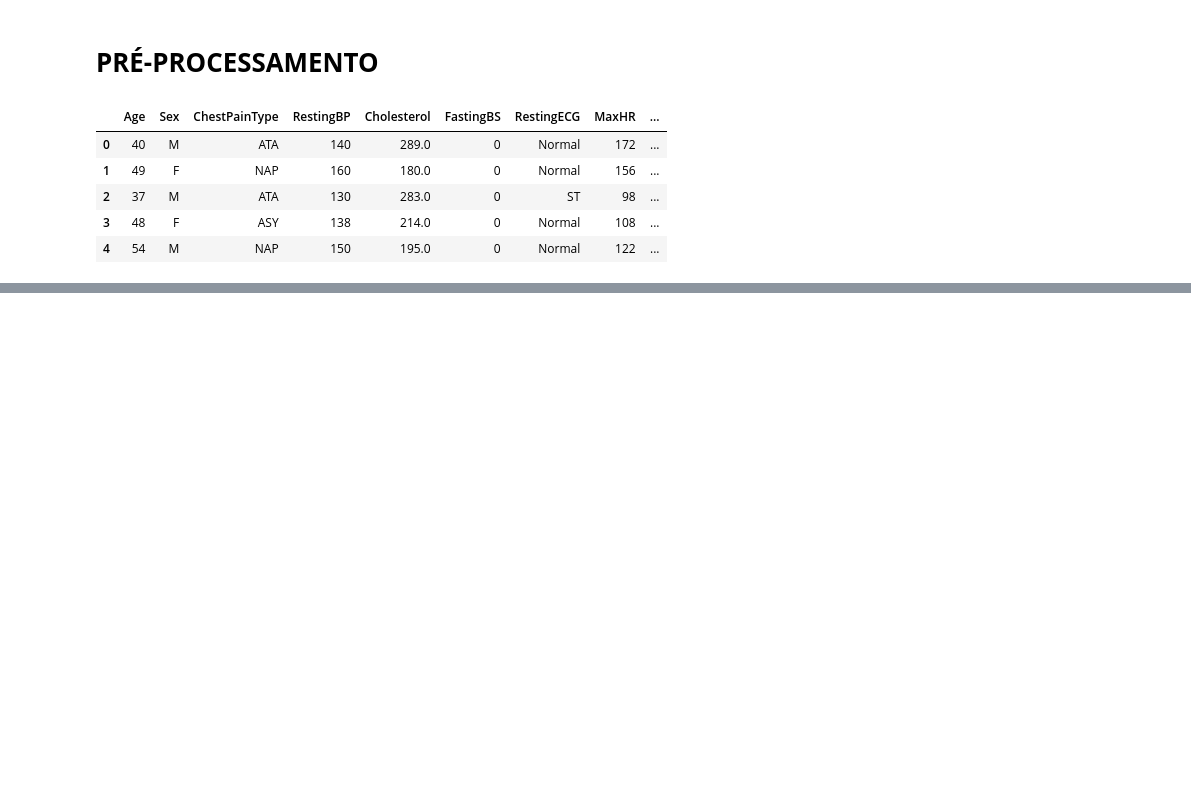
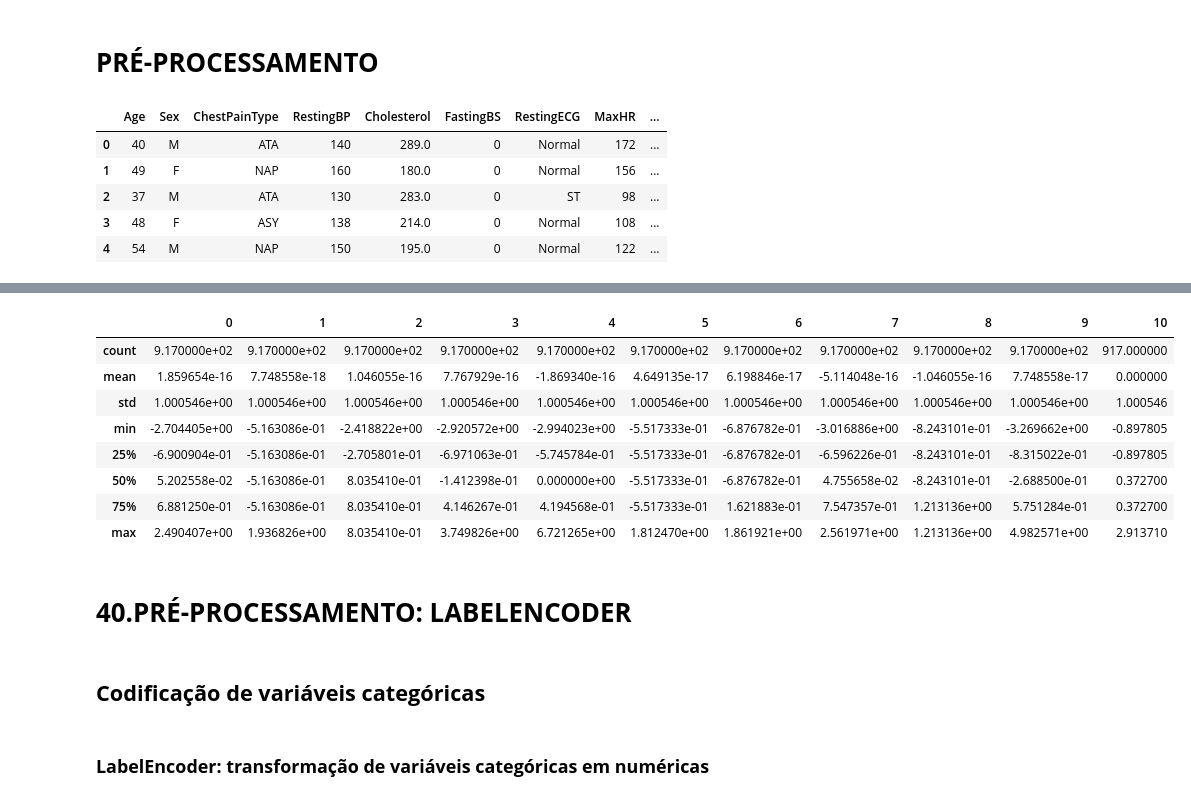
Before and after one commit to mateus-neres/Machine_Learning_com_Python, a Jupyter notebook: Aula_38_a_65.ipynb, the cells around one changed output, grey strips where cells are left out. Saved outputs shown, nothing was run; the diff lists cells and outputs as text; code cells hidden in the pictures; blank space fills up the shorter version.

```diff
--- a/Aula_38_a_65.ipynb
+++ b/Aula_38_a_65.ipynb
@@ -42,0 +222,18 @@ df.head(10)
+# %%
+previsoresdf.describe()
+# %% [output]
+|  | 0 | 1 | 2 | 3 | 4 | 5 | 6 | 7 | 8 | 9 | 10 |
+| count | 9.170000e+02 | 9.170000e+02 | 9.170000e+02 | 9.170000e+02 | 9.170000e+02 | 9.170000e+02 | 9.170000e+02 | 9.170000e+02 | 9.170000e+02 | 9.170000e+02 | 917.000000 |
+| mean | 1.859654e-16 | 7.748558e-18 | 1.046055e-16 | 7.767929e-16 | -1.869340e-16 | 4.649135e-17 | 6.198846e-17 | -5.114048e-16 | -1.046055e-16 | 7.748558e-17 | 0.000000 |
+| std | 1.000546e+00 | 1.000546e+00 | 1.000546e+00 | 1.000546e+00 | 1.000546e+00 | 1.000546e+00 | 1.000546e+00 | 1.000546e+00 | 1.000546e+00 | 1.000546e+00 | 1.000546 |
+| min | -2.704405e+00 | -5.163086e-01 | -2.418822e+00 | -2.920572e+00 | -2.994023e+00 | -5.517333e-01 | -6.876782e-01 | -3.016886e+00 | -8.243101e-01 | -3.269662e+00 | -0.897805 |
+| 25% | -6.900904e-01 | -5.163086e-01 | -2.705801e-01 | -6.971063e-01 | -5.745784e-01 | -5.517333e-01 | -6.876782e-01 | -6.596226e-01 | -8.243101e-01 | -8.315022e-01 | -0.897805 |
+| 50% | 5.202558e-02 | -5.163086e-01 | 8.035410e-01 | -1.412398e-01 | 0.000000e+00 | -5.517333e-01 | -6.876782e-01 | 4.755658e-02 | -8.243101e-01 | -2.688500e-01 | 0.372700 |
+| 75% | 6.881250e-01 | -5.163086e-01 | 8.035410e-01 | 4.146267e-01 | 4.194568e-01 | -5.517333e-01 | 1.621883e-01 | 7.547357e-01 | 1.213136e+00 | 5.751284e-01 | 0.372700 |
+| max | 2.490407e+00 | 1.936826e+00 | 8.035410e-01 | 3.749826e+00 | 6.721265e+00 | 1.812470e+00 | 1.861921e+00 | 2.561971e+00 | 1.213136e+00 | 4.982571e+00 | 2.913710 |
+# %% [markdown]
+# **40.PRÉ-PROCESSAMENTO: LABELENCODER**
+# %% [markdown]
+## **Codificação de variáveis categóricas**
+# %% [markdown]
+### **LabelEncoder: transformação de variáveis categóricas em numéricas**
```
Also changed, not shown: parts of 27 cells of this notebook.
